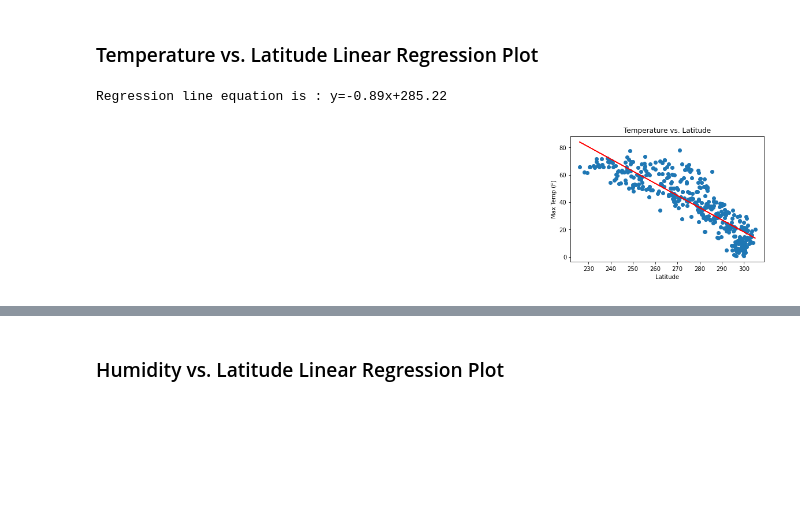
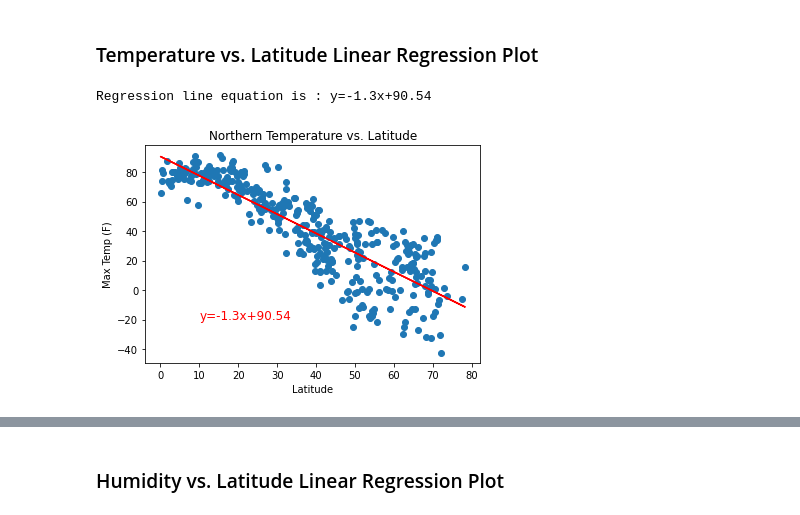
Before and after one commit to jthubert10/Module_6_APIs, a Jupyter notebook: starter_code/WeatherPy.ipynb, the cells around one changed output, grey strips where cells are left out. Cells and saved outputs as stored; diff of their text form; code cells hidden in the pictures; blank space fills up the shorter version.

```diff
--- a/starter_code/WeatherPy.ipynb
+++ b/starter_code/WeatherPy.ipynb
@@ -275,13 +289,13 @@ city_data_df.head()
 ## Requirement 2: Compute Linear Regression for Each Relationship
 # %%
 # Define a function to create Linear Regression plots
-def lin_regress(y_values, x_values, text_coordinates):
+def lin_regress(x_values, y_values, coordinates):
     (slope, intercept, rvalue, pvalue, stderr)= linregress(x_values, y_values)
     regress= x_values*slope+intercept
     line_equ="y="+str(round(slope,2)) + "x+"+str(round(intercept, 2))
     plt.scatter(x_values, y_values)
     plt.plot(x_values,regress, "r-")
-    plt.annotate(line_equ,text_coordinates,fontsize=12,color="red")
+    plt.annotate(line_equ,coordinates,fontsize=12,color="red")
     print(f'Regression line equation is : {line_equ}')
 # %%
 # Create a DataFrame with the Northern Hemisphere data (Latitude >= 0)
@@ -316,12 +330,11 @@ southern_hemi_df.head()
 # %%
 # Linear regression on Northern Hemisphere
 plot = lin_regress(northern_hemi_df["Lat"], northern_hemi_df["Max Temp"], (10,-20))
 plt.xlabel("Latitude")
 plt.ylabel("Max Temp (F)")
-plt.title("Temperature vs. Latitude")
-# plt.annotate(line_eq,coor,fontsize=10,color="red")
+plt.title("Northern Temperature vs. Latitude")
 
 plt.show()
 # %% [output]
-Regression line equation is : y=-0.89x+285.22
+Regression line equation is : y=-1.3x+90.54
-[figure, old version]
+[figure, new version]
```
Also changed, not shown: parts of 33 cells of this notebook, 6 other files.
